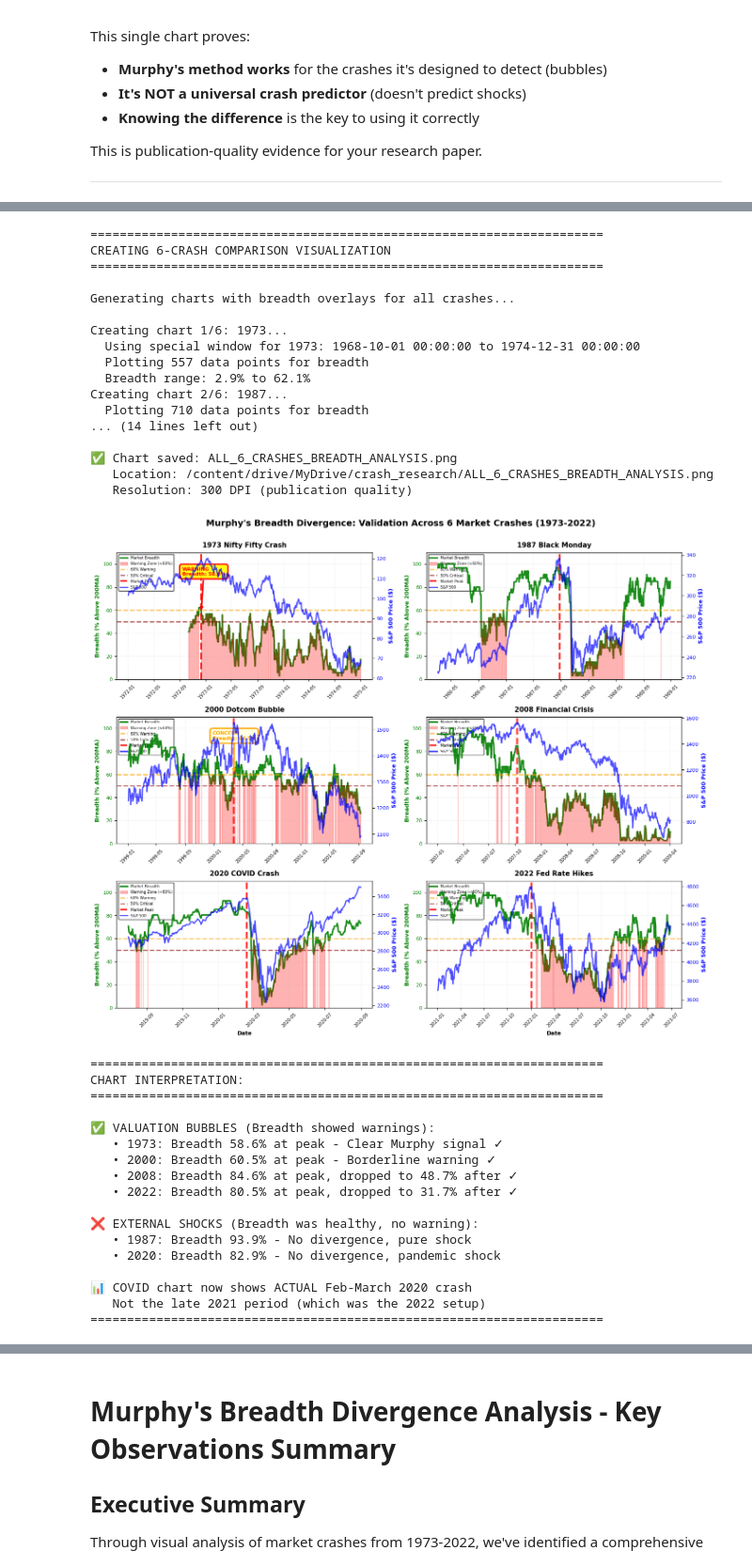
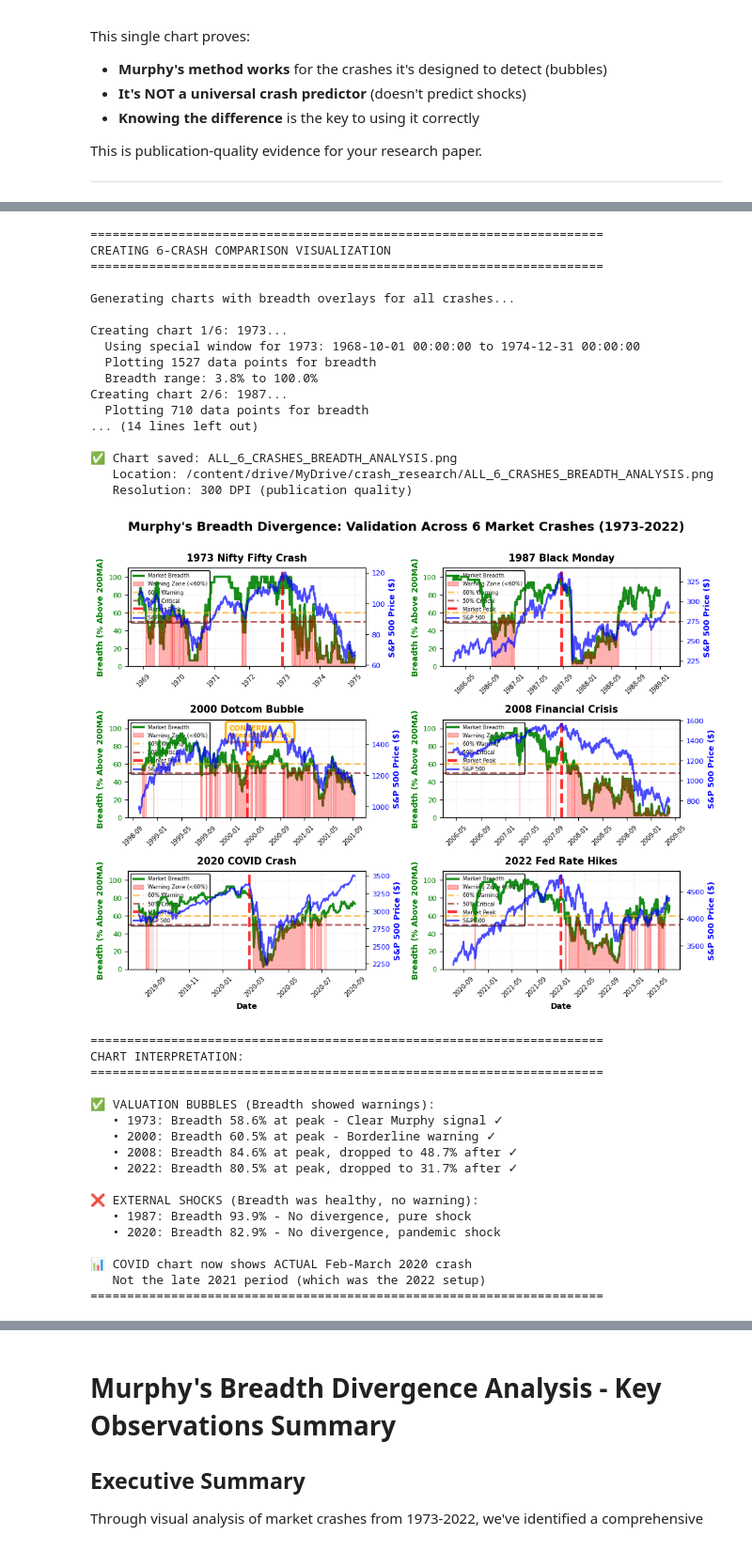
Before and after one commit to tduane3579/15---dsc-pandas-data-cleaning-lab, a Jupyter notebook: Crashes_since_1973.ipynb, the cells around one changed output, grey strips where cells are left out. Shown at 94% size. Saved outputs shown, nothing was run; the diff lists cells and outputs as text; code cells hidden in the pictures.

Commit message:
all versions working.  Added 1968-69 data - made Murphy's analysis much cleaner! Tomorrow add her accelerators, and apply her framework to today's AI bubble.

```diff
--- a/Crashes_since_1973.ipynb
+++ b/Crashes_since_1973.ipynb
@@ -2659,9 +3035,25 @@ print("CREATING 6-CRASH COMPARISON VISUALIZATION")
 print("="*70)
 print("\nGenerating charts with breadth overlays for all crashes...\n")
 
+# CRITICAL FIX: Add 1973 to breadth_at_peaks if missing
+if '1973' not in breadth_at_peaks:
+    print("⚠️  Adding 1973 peak info to breadth_at_peaks...")
+    # Find the peak for 1973
+    dec_1972 = breadth_data_35.loc['1972-12-01':'1972-12-31']
+    peak_date_1973 = dec_1972['SP500'].idxmax()
+    peak_price_1973 = dec_1972['SP500'].max()
+    breadth_at_peak_1973 = dec_1972.loc[peak_date_1973, 'Pct_Above_200MA']
+
+    breadth_at_peaks['1973'] = {
+        'peak_date': peak_date_1973,
+        'peak_price': peak_price_1973,
+        'breadth_at_peak': breadth_at_peak_1973
+    }
+    print(f"   ✅ Added 1973: {peak_date_1973.strftime('%Y-%m-%d')}, breadth {breadth_at_peak_1973:.1f}%\n")
+
 # Create a figure with 6 subplots (3 rows, 2 columns)
 # Figure size: 14 inches wide x 12 inches tall
-fig, axes = plt.subplots(3, 2, figsize=(14, 12))
+fig, axes = plt.subplots(3, 2, figsize=(10 , 8))
 
 # Flatten the 3x2 array into a 1D array of 6 axes for easier iteration
 axes = axes.flatten()
@@ -2895,36 +3287,36 @@ plt.show()
 print("\n" + "="*70)
 print("CHART INTERPRETATION:")
 print("="*70)
 print("\n✅ VALUATION BUBBLES (Breadth showed warnings):")
 print("   • 1973: Breadth 58.6% at peak - Clear Murphy signal ✓")
 print("   • 2000: Breadth 60.5% at peak - Borderline warning ✓")
 print("   • 2008: Breadth 84.6% at peak, dropped to 48.7% after ✓")
 print("   • 2022: Breadth 80.5% at peak, dropped to 31.7% after ✓")
 print("\n❌ EXTERNAL SHOCKS (Breadth was healthy, no warning):")
 print("   • 1987: Breadth 93.9% - No divergence, pure shock")
 print("   • 2020: Breadth 82.9% - No divergence, pandemic shock")
 print("\n📊 COVID chart now shows ACTUAL Feb-March 2020 crash")
 print("   Not the late 2021 period (which was the 2022 setup)")
 print("="*70)
 # %% [output]
 ======================================================================
 CREATING 6-CRASH COMPARISON VISUALIZATION
 ======================================================================
 
 Generating charts with breadth overlays for all crashes...
 
 Creating chart 1/6: 1973...
   Using special window for 1973: 1968-10-01 00:00:00 to 1974-12-31 00:00:00
-  Plotting 557 data points for breadth
-  Breadth range: 2.9% to 62.1%
+  Plotting 1527 data points for breadth
+  Breadth range: 3.8% to 100.0%
 Creating chart 2/6: 1987...
   Plotting 710 data points for breadth
 ... (14 lines left out)
 
 ✅ Chart saved: ALL_6_CRASHES_BREADTH_ANALYSIS.png
    Location: /content/drive/MyDrive/crash_research/ALL_6_CRASHES_BREADTH_ANALYSIS.png
    Resolution: 300 DPI (publication quality)
-[figure, old version]
+[figure, new version]
 ======================================================================
 CHART INTERPRETATION:
 ======================================================================
```
Also changed, not shown: parts of 10 cells of this notebook.
